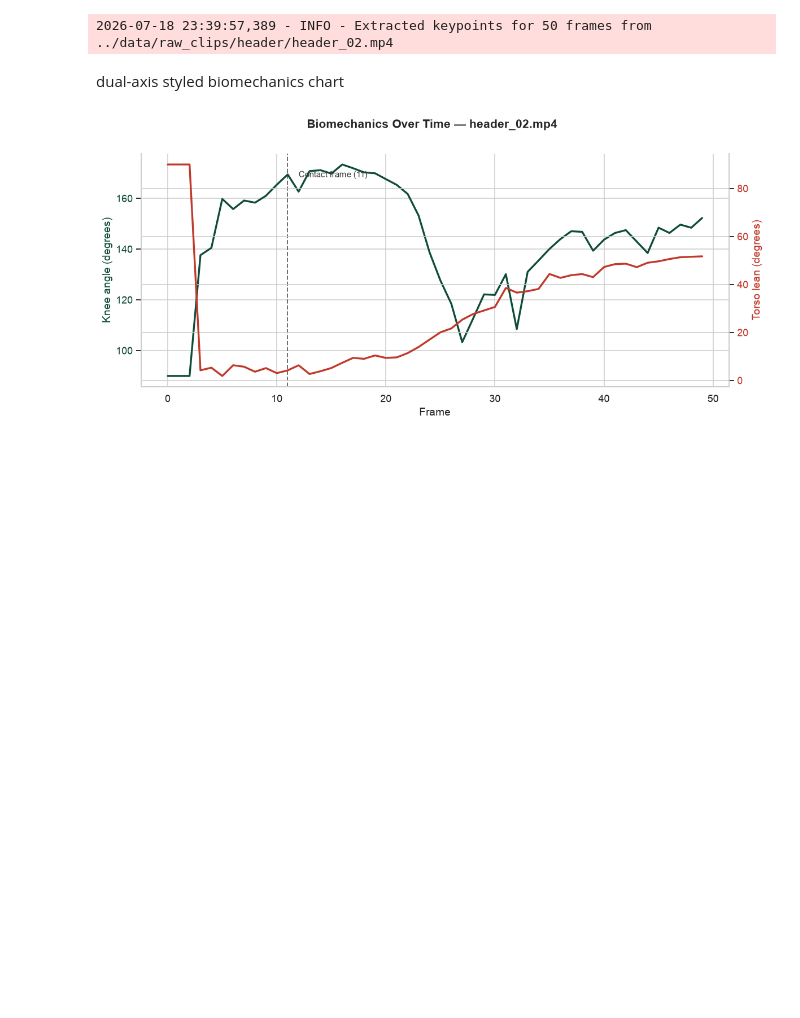
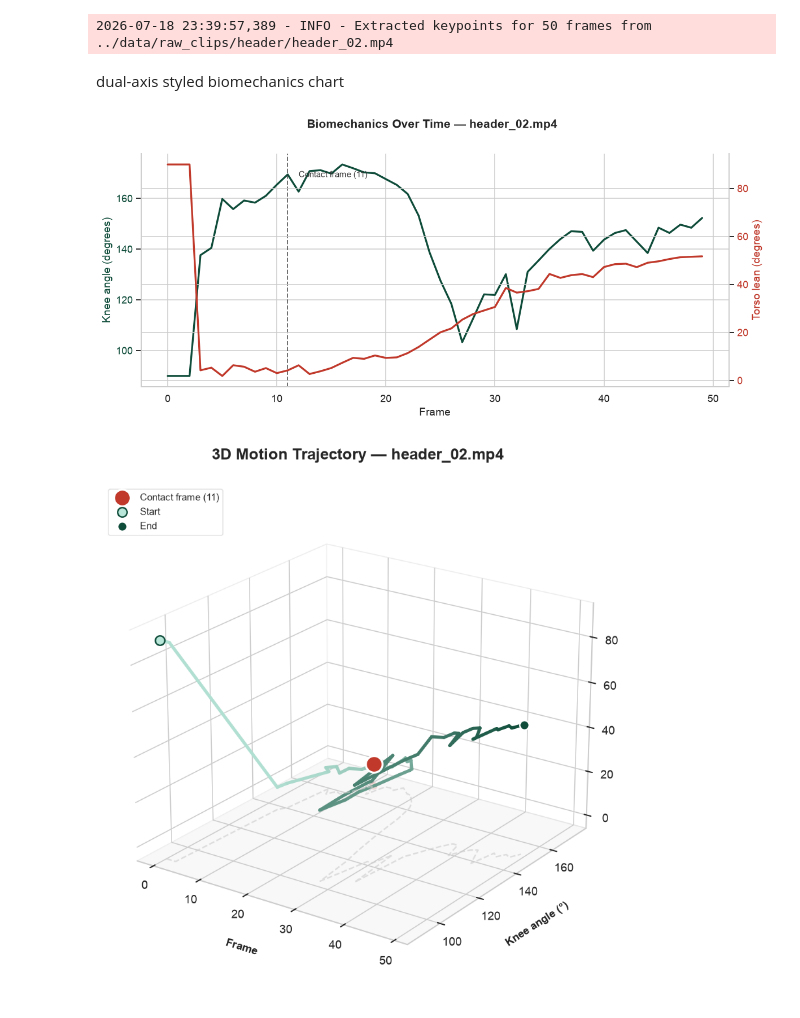
Before and after one commit to HarshvardhanRawat-100/FOOT-VISION, a Jupyter notebook: notebooks/03_angle_analysis.ipynb, the cells around one changed output. Cells and saved outputs as stored; diff of their text form; code cells hidden in the pictures; blank space fills up the shorter version.

```diff
--- a/notebooks/03_angle_analysis.ipynb
+++ b/notebooks/03_angle_analysis.ipynb
@@ -44,3 +44,61 @@ fig.tight_layout()
 plt.show()
 # %% [output]
 [figure]
+# %%
+from mpl_toolkits.mplot3d import Axes3D
+from matplotlib.collections import LineCollection
+import matplotlib.colors as mcolors
+import numpy as np
+
+frames_arr = np.array(range(len(knee_angles)))
+knee_arr = np.array(knee_angles)
+torso_arr = np.array(torso_angles)
+
+fig = plt.figure(figsize=(11, 8))
+ax = fig.add_subplot(111, projection="3d")
+fig.patch.set_facecolor("white")
+ax.set_facecolor("white")
+
+# Gradient-colored trajectory: segment-by-segment coloring from start (light) to end (dark)
+cmap = mcolors.LinearSegmentedColormap.from_list("traj", ["#b8e6d8", "#0f4c3a"])
+n_segments = len(frames_arr) - 1
+for i in range(n_segments):
+    ax.plot(frames_arr[i:i+2], knee_arr[i:i+2], torso_arr[i:i+2],
+             color=cmap(i / n_segments), linewidth=3.2, solid_capstyle="round")
+
+# Floor projection shadow (drop the trajectory onto the bottom plane for depth cue)
+floor_z = min(torso_arr) - 8
+ax.plot(frames_arr, knee_arr, [floor_z]*len(frames_arr), color="#cccccc", linewidth=1.5, alpha=0.6, linestyle="--")
+
+# Contact point — bigger, glowing marker
+ax.scatter([contact], [knee_angles[contact]], [torso_angles[contact]],
+           color="#c0392b", s=280, edgecolor="white", linewidth=2, zorder=10,
+           label=f"Contact frame ({contact})")
+ax.scatter([contact], [knee_angles[contact]], [floor_z],
+           color="#c0392b", s=60, alpha=0.4, edgecolor="none")
+
+# Start/end markers
+ax.scatter([frames_arr[0]], [knee_arr[0]], [torso_arr[0]], color="#b8e6d8", s=90, edgecolor="#0f4c3a", linewidth=1.5, zorder=9, label="Start")
+ax.scatter([frames_arr[-1]], [knee_arr[-1]], [torso_arr[-1]], color="#0f4c3a", s=90, edgecolor="white", linewidth=1.5, zorder=9, label="End")
+
+ax.set_xlabel("Frame", labelpad=14, fontsize=11, fontweight="bold")
+ax.set_ylabel("Knee angle (°)", labelpad=14, fontsize=11, fontweight="bold")
+ax.set_zlabel("Torso lean (°)", labelpad=14, fontsize=11, fontweight="bold")
+ax.set_title("3D Motion Trajectory — header_02.mp4", fontsize=16, fontweight="bold", pad=25)
+
+ax.set_zlim(floor_z, max(torso_arr) + 5)
+ax.xaxis.pane.set_facecolor((1, 1, 1, 0.9))
+ax.yaxis.pane.set_facecolor((1, 1, 1, 0.9))
+ax.zaxis.pane.set_facecolor((0.95, 0.95, 0.95, 0.5))
+ax.xaxis.pane.set_edgecolor("#dddddd")
+ax.yaxis.pane.set_edgecolor("#dddddd")
+ax.zaxis.pane.set_edgecolor("#dddddd")
+ax.grid(alpha=0.15)
+
+ax.legend(frameon=True, facecolor="white", edgecolor="#dddddd", loc="upper left", fontsize=10)
+ax.view_init(elev=22, azim=-55)
+
+plt.tight_layout()
+plt.show()
+# %% [output]
+[figure, added]
```
